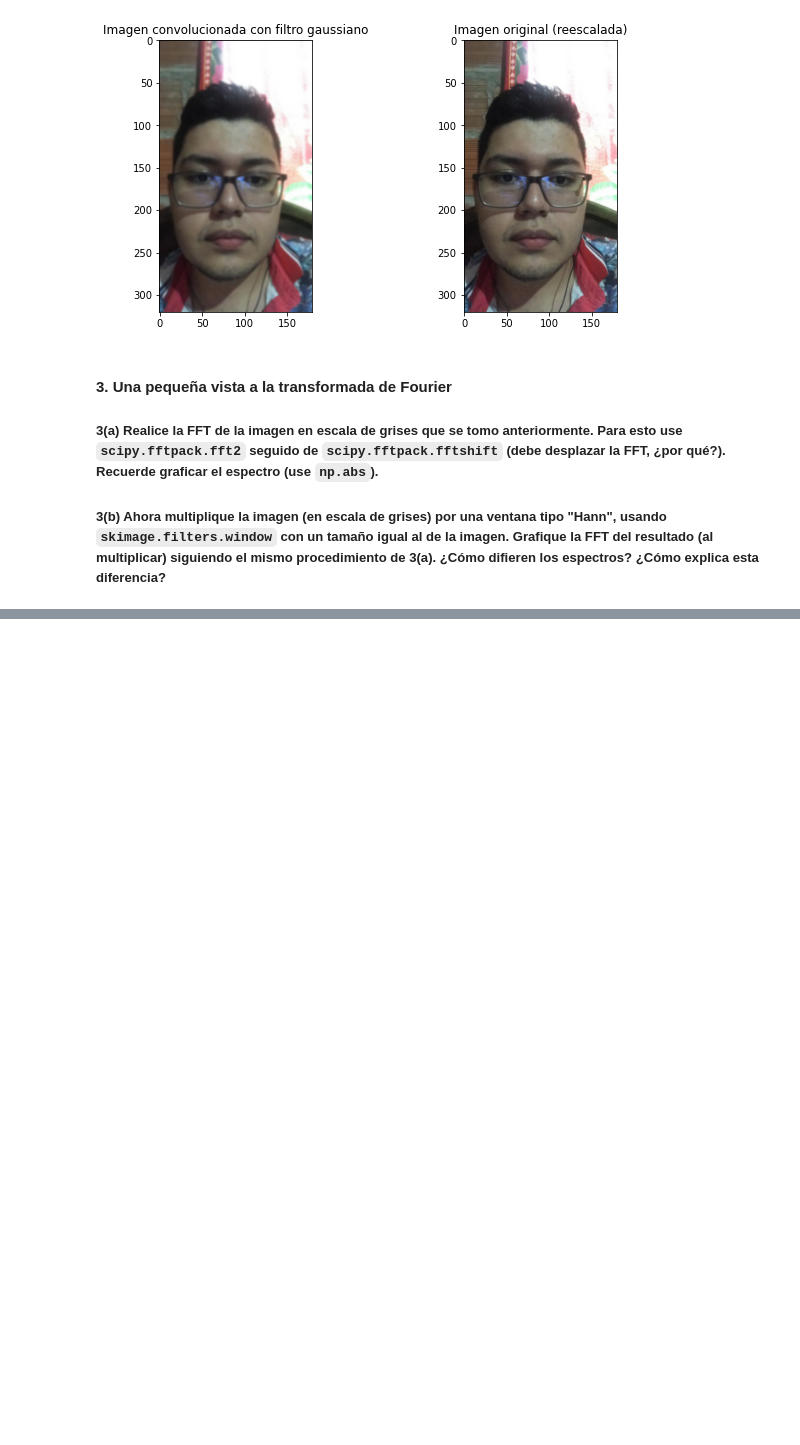
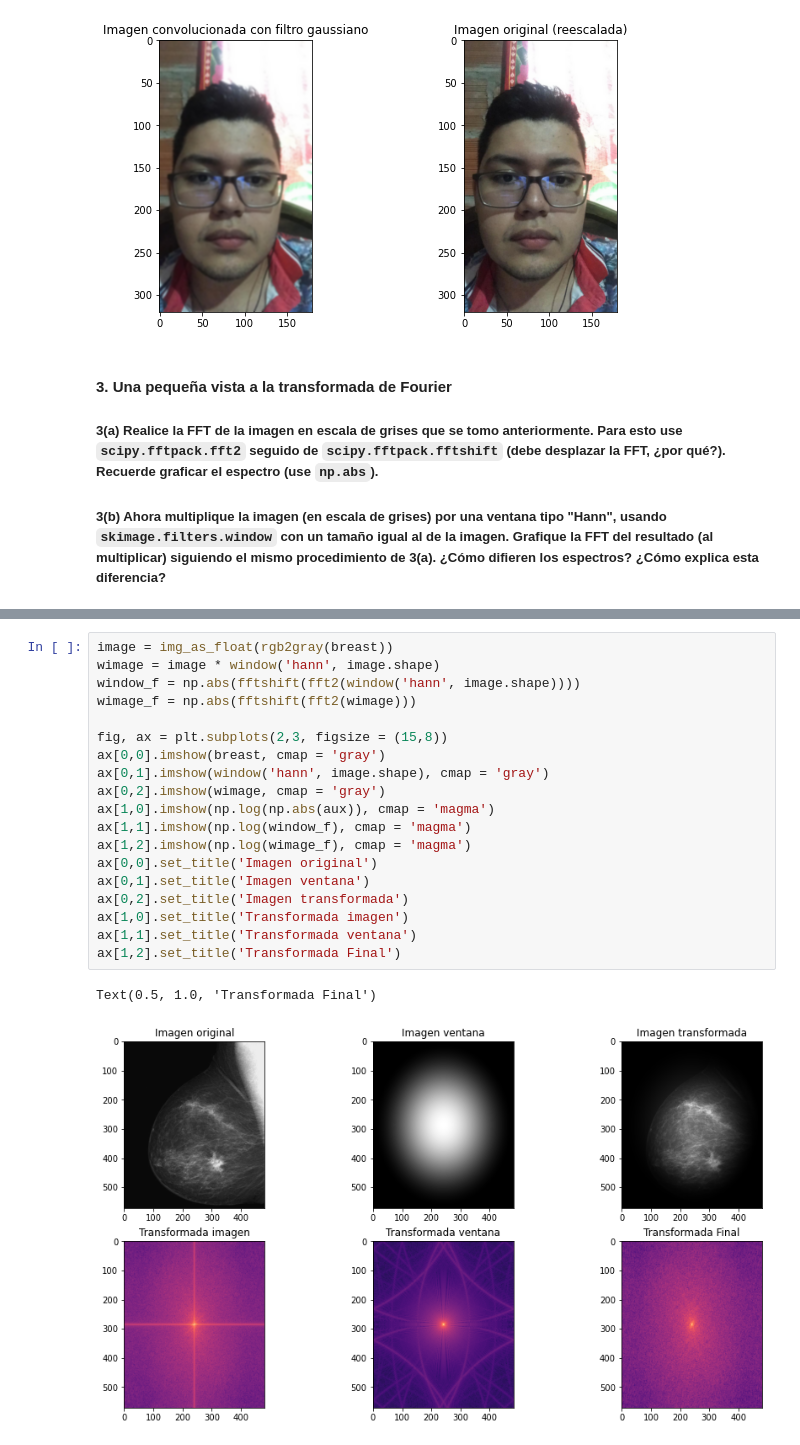
Before and after one commit to juanksRuiz/Vision_por_computador, a Jupyter notebook: Talleres/Taller_2/Taller2.ipynb, the cells around one changed output, grey strips where cells are left out. Drawn from its saved outputs; the diff is of its cells as text; blank space fills up the shorter version.

```diff
--- a/Talleres/Taller_2/Taller2.ipynb
+++ b/Talleres/Taller_2/Taller2.ipynb
@@ -286,0 +280,22 @@ plt.imshow(np.log(wimage_f), cmap= 'magma')
+# %%
+image = img_as_float(rgb2gray(breast))
+wimage = image * window('hann', image.shape)
+window_f = np.abs(fftshift(fft2(window('hann', image.shape))))
+wimage_f = np.abs(fftshift(fft2(wimage)))
+
+fig, ax = plt.subplots(2,3, figsize = (15,8))
+ax[0,0].imshow(breast, cmap = 'gray')
+ax[0,1].imshow(window('hann', image.shape), cmap = 'gray')
+ax[0,2].imshow(wimage, cmap = 'gray')
+ax[1,0].imshow(np.log(np.abs(aux)), cmap = 'magma')
+ax[1,1].imshow(np.log(window_f), cmap = 'magma')
+ax[1,2].imshow(np.log(wimage_f), cmap = 'magma')
+ax[0,0].set_title('Imagen original')
+ax[0,1].set_title('Imagen ventana')
+ax[0,2].set_title('Imagen transformada')
+ax[1,0].set_title('Transformada imagen')
+ax[1,1].set_title('Transformada ventana')
+ax[1,2].set_title('Transformada Final')
+# %% [output]
+Text(0.5, 1.0, 'Transformada Final')
+[figure, added]
```
Also changed, not shown: parts of 5 cells of this notebook, 6 other files.
